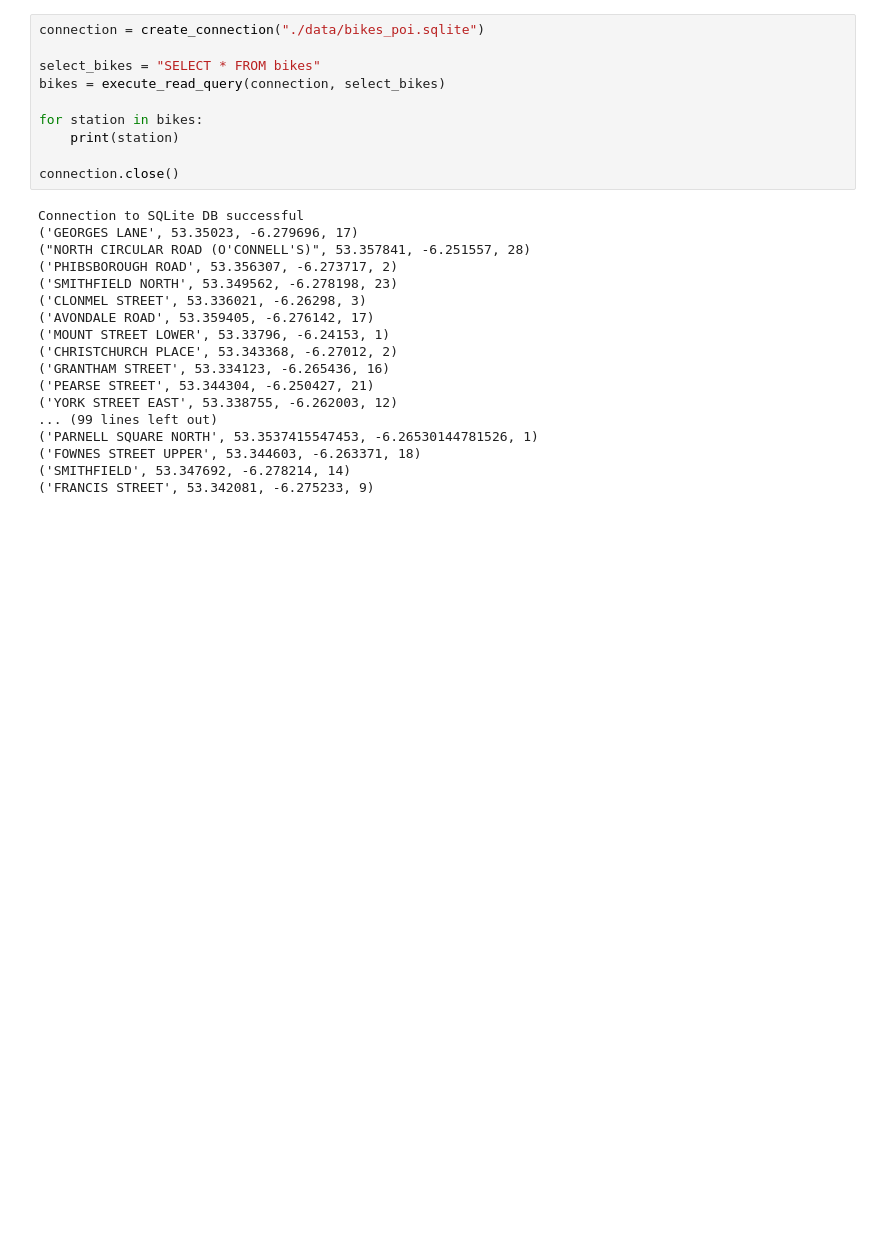
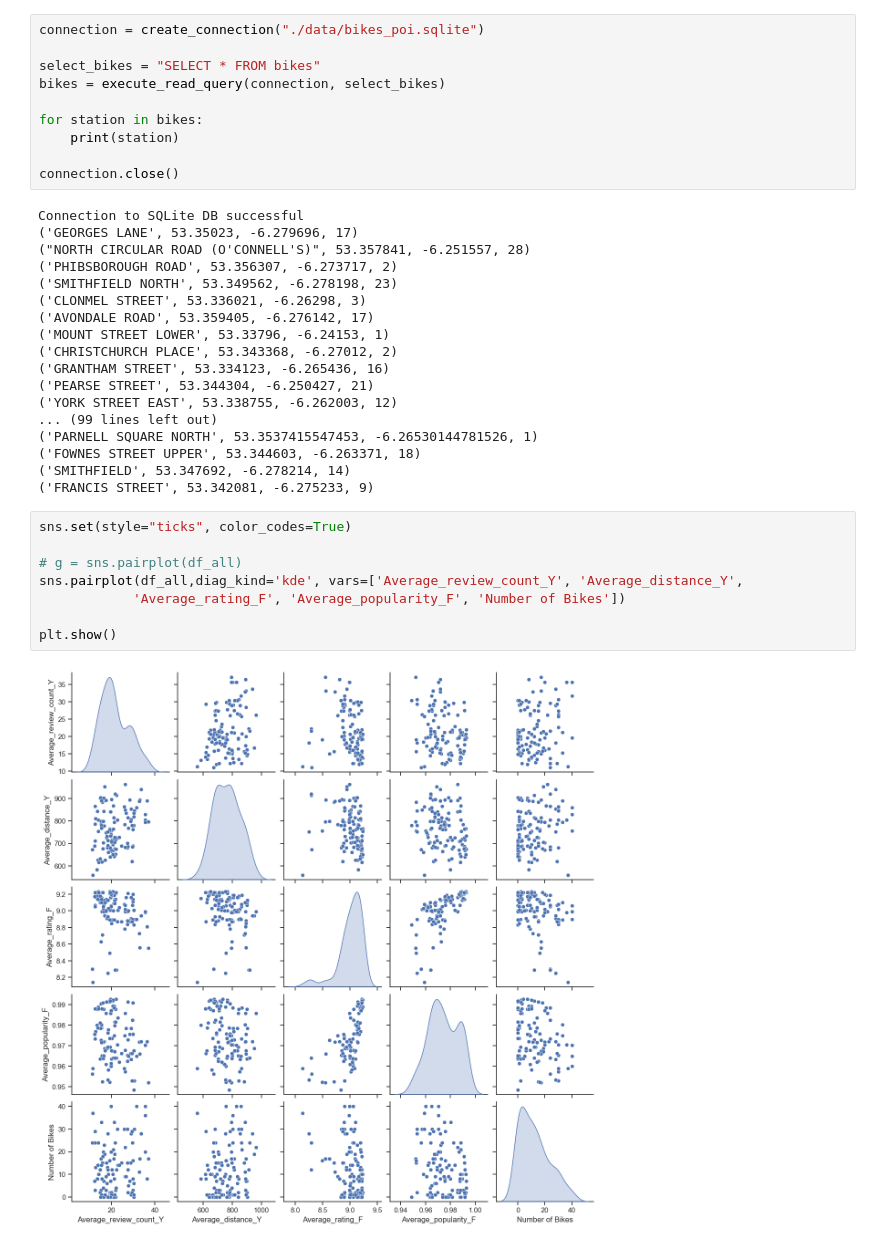
Before and after one commit to zuwa-oj/lhl-python-modelling-project, a Jupyter notebook: notebooks/Untitled-2.ipynb, the cells around one changed output. Saved outputs shown, nothing was run; the diff lists cells and outputs as text; blank space fills up the shorter version.

```diff
--- a/notebooks/Untitled-2.ipynb
+++ b/notebooks/Untitled-2.ipynb
@@ -307,3 +307,13 @@ Connection to SQLite DB successful
 ('FOWNES STREET UPPER', 53.344603, -6.263371, 18)
 ('SMITHFIELD', 53.347692, -6.278214, 14)
 ('FRANCIS STREET', 53.342081, -6.275233, 9)
+# %%
+sns.set(style="ticks", color_codes=True)
+
+# g = sns.pairplot(df_all)
+sns.pairplot(df_all,diag_kind='kde', vars=['Average_review_count_Y', 'Average_distance_Y',
+            'Average_rating_F', 'Average_popularity_F', 'Number of Bikes'])
+
+plt.show()
+# %% [output]
+[figure, added]
```
Also changed, not shown: parts of 12 cells of this notebook, 17 other files.
